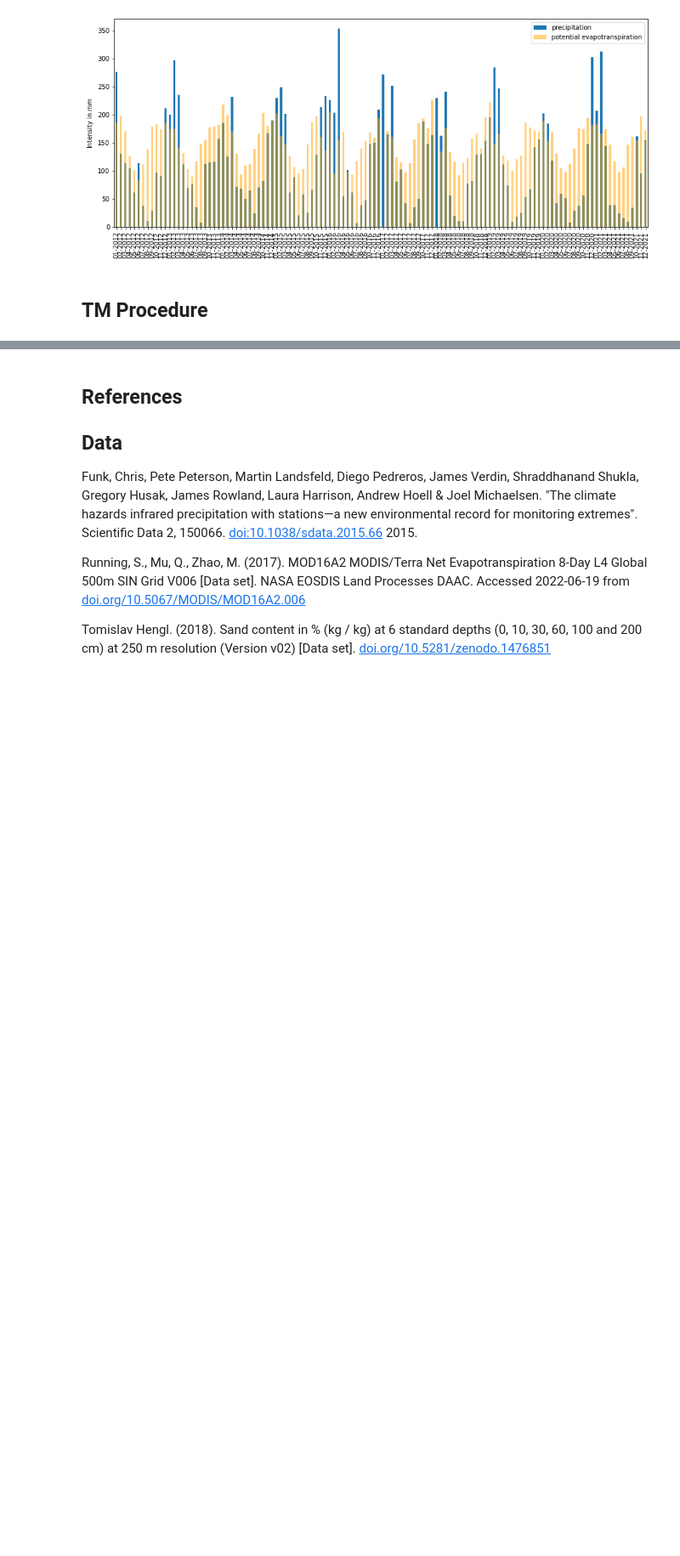
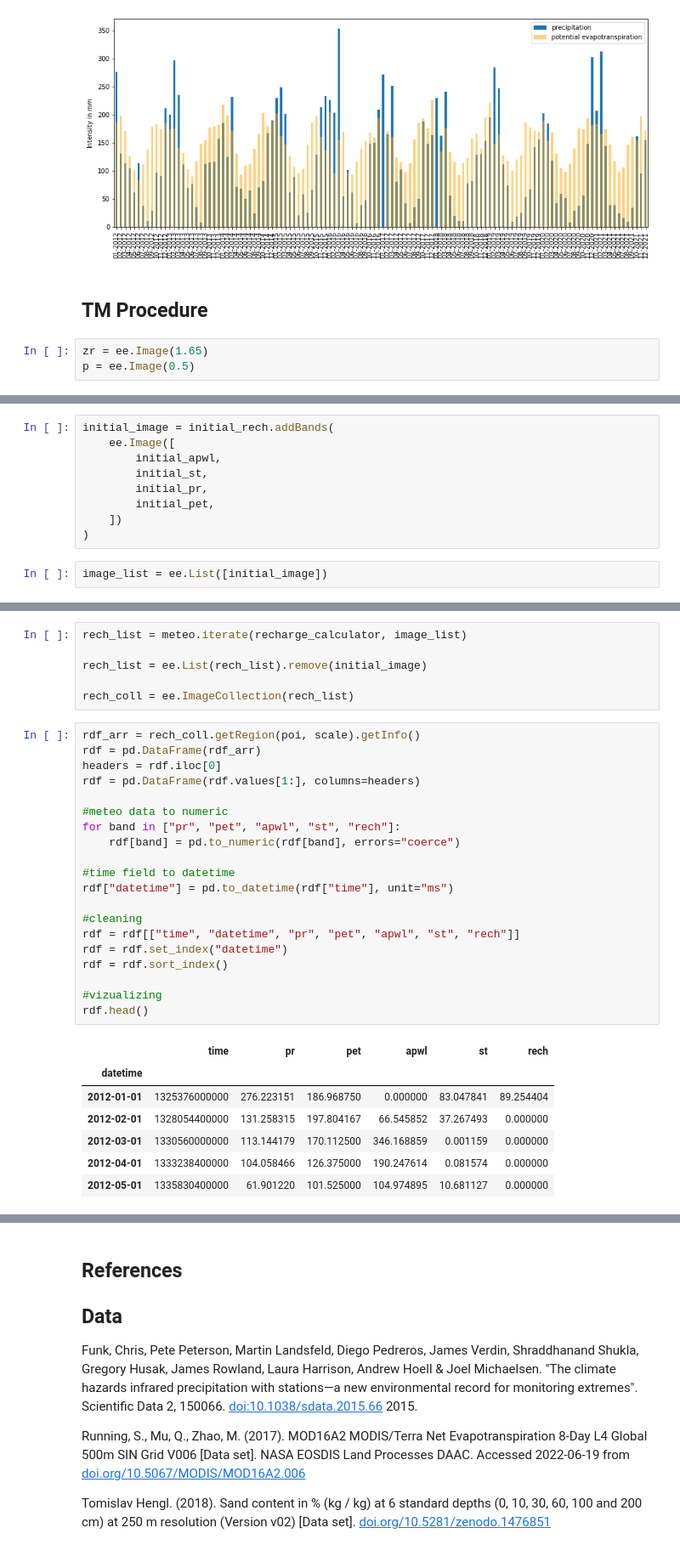
Before and after one commit to philliperalin/cacapava-wellfield-project, a Jupyter notebook: groundwater_recharge/groundwater-recharge.ipynb, the cells around one changed output, grey strips where cells are left out. Shown at 85% size. Drawn from its saved outputs; the diff is of its cells as text; blank space fills up the shorter version.

```diff
--- a/groundwater_recharge/groundwater-recharge.ipynb
+++ b/groundwater_recharge/groundwater-recharge.ipynb
@@ -460,3 +460,6 @@ plt.show()
 [figure]
 # %% [markdown]
 ## TM Procedure
+# %%
+zr = ee.Image(1.65)
+p = ee.Image(0.5)
@@ -462,0 +515,11 @@ plt.show()
+# %%
+initial_image = initial_rech.addBands(
+    ee.Image([
+        initial_apwl,
+        initial_st,
+        initial_pr,
+        initial_pet,
+    ])
+)
+# %%
+image_list = ee.List([initial_image])
@@ -462,0 +628,34 @@ plt.show()
+# %%
+rech_list = meteo.iterate(recharge_calculator, image_list)
+
+rech_list = ee.List(rech_list).remove(initial_image)
+
+rech_coll = ee.ImageCollection(rech_list)
+# %%
+rdf_arr = rech_coll.getRegion(poi, scale).getInfo()
+rdf = pd.DataFrame(rdf_arr)
+headers = rdf.iloc[0]
+rdf = pd.DataFrame(rdf.values[1:], columns=headers)
+
+#meteo data to numeric
+for band in ["pr", "pet", "apwl", "st", "rech"]:
+    rdf[band] = pd.to_numeric(rdf[band], errors="coerce")
+
+#time field to datetime
+rdf["datetime"] = pd.to_datetime(rdf["time"], unit="ms")
+
+#cleaning
+rdf = rdf[["time", "datetime", "pr", "pet", "apwl", "st", "rech"]]
+rdf = rdf.set_index("datetime")
+rdf = rdf.sort_index()
+
+#vizualizing
+rdf.head()
+# %% [output]
+|  | time | pr | pet | apwl | st | rech |
+| datetime |  |  |  |  |  |  |
+| 2012-01-01 | 1325376000000 | 276.223151 | 186.968750 | 0.000000 | 83.047841 | 89.254404 |
+| 2012-02-01 | 1328054400000 | 131.258315 | 197.804167 | 66.545852 | 37.267493 | 0.000000 |
+| 2012-03-01 | 1330560000000 | 113.144179 | 170.112500 | 346.168859 | 0.001159 | 0.000000 |
+| 2012-04-01 | 1333238400000 | 104.058466 | 126.375000 | 190.247614 | 0.081574 | 0.000000 |
+| 2012-05-01 | 1335830400000 | 61.901220 | 101.525000 | 104.974895 | 10.681127 | 0.000000 |
```
Also changed, not shown: parts of 12 cells of this notebook, 1 other file.
